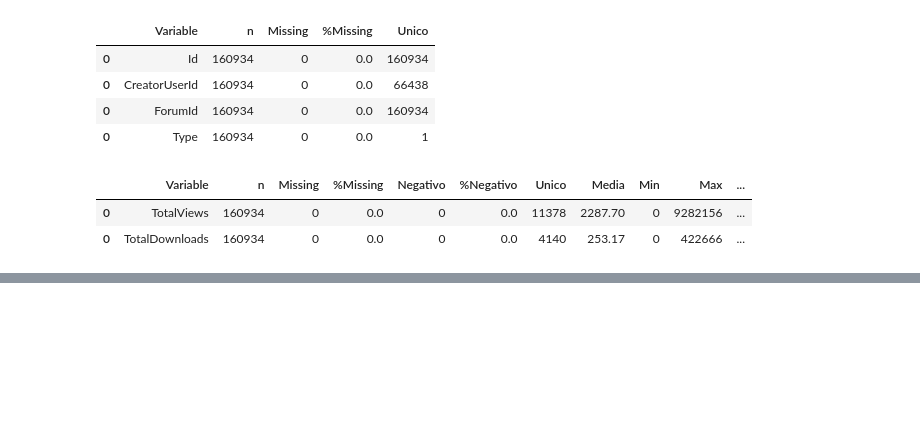
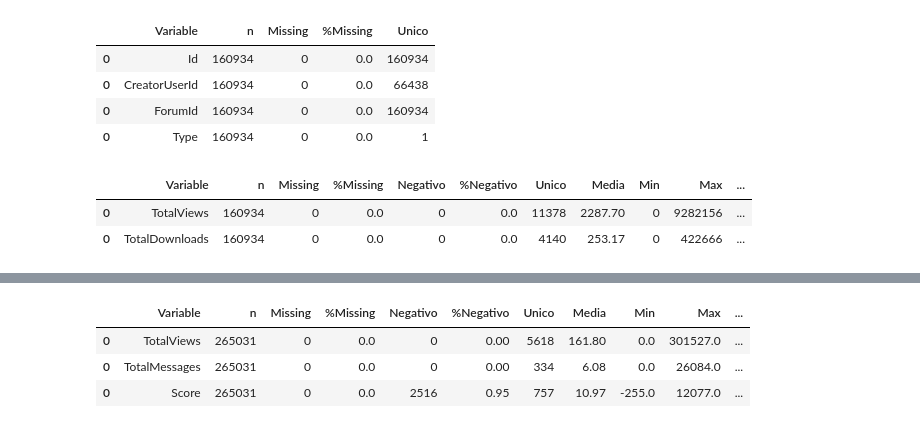
Before and after one commit to jsuasnabarh/kaggle-network-analysis, a Jupyter notebook: notebooks/EDA.ipynb, the cells around one changed output, grey strips where cells are left out. Saved outputs shown, nothing was run; the diff lists cells and outputs as text; code cells hidden in the pictures; blank space fills up the shorter version.

```diff
--- a/notebooks/EDA.ipynb
+++ b/notebooks/EDA.ipynb
@@ -441,0 +512,3 @@ Validator.validar_numerico(df_datasets, ["TotalViews","TotalDownloads"])
+# %%
+df_forum_topics = df_forum_topics[["Id","ForumId","Title","TotalViews","TotalMessages","Score"]]
+df_forum_topics.head()
@@ -441,0 +522,10 @@ Validator.validar_numerico(df_datasets, ["TotalViews","TotalDownloads"])
+# %%
+df_forum_topics["TotalViews"] = df_forum_topics["TotalViews"].astype(float)
+df_forum_topics["TotalMessages"] = df_forum_topics["TotalMessages"].astype(float)
+df_forum_topics["Score"] = df_forum_topics["Score"].astype(float)
+Validator.validar_numerico(df_forum_topics, ["TotalViews","TotalMessages","Score"])
+# %% [output]
+|  | Variable | n | Missing | %Missing | Negativo | %Negativo | Unico | Media | Min | Max | ... |
+| 0 | TotalViews | 265031 | 0 | 0.0 | 0 | 0.00 | 5618 | 161.80 | 0.0 | 301527.0 | ... |
+| 0 | TotalMessages | 265031 | 0 | 0.0 | 0 | 0.00 | 334 | 6.08 | 0.0 | 26084.0 | ... |
+| 0 | Score | 265031 | 0 | 0.0 | 2516 | 0.95 | 757 | 10.97 | -255.0 | 12077.0 | ... |
```
Also changed, not shown: parts of 23 cells of this notebook.
